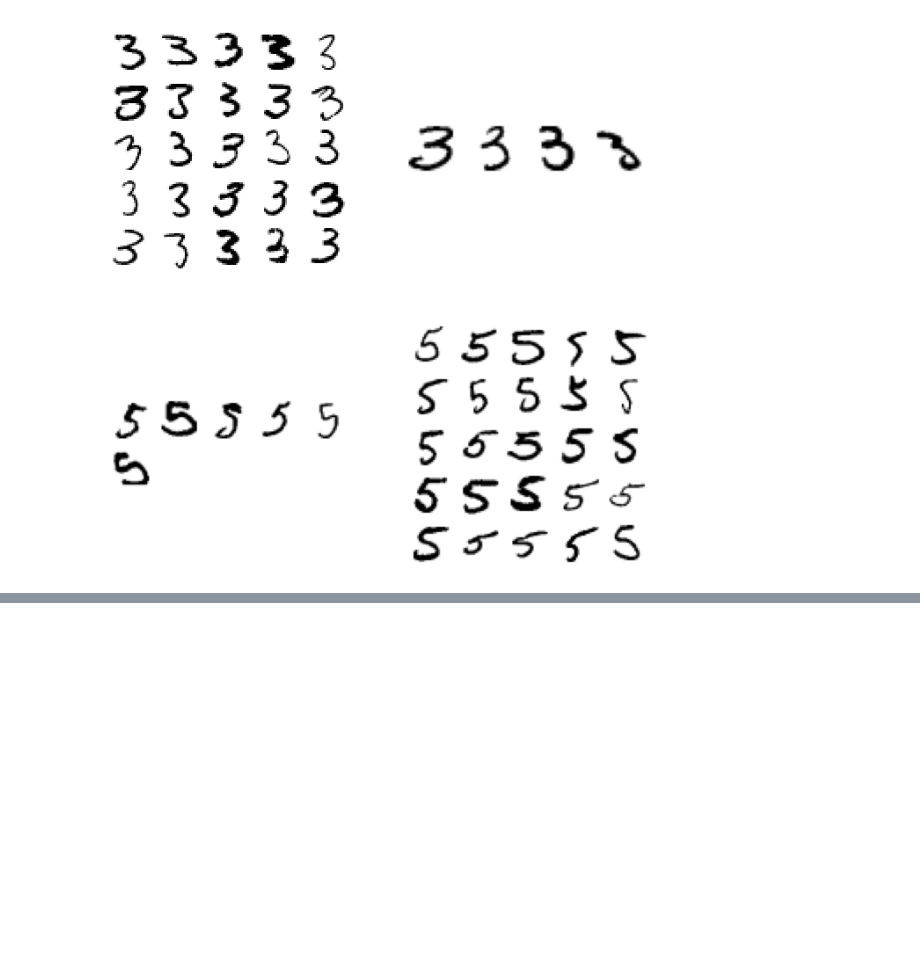
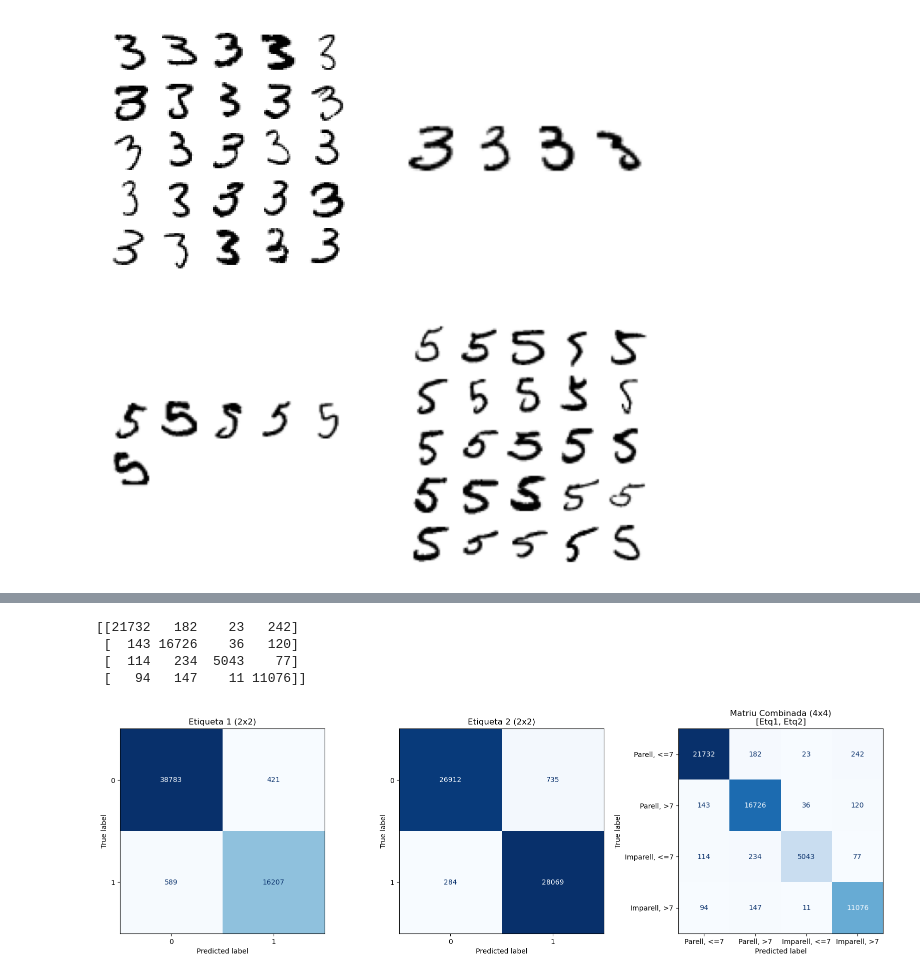
Before and after one commit to xxjcaxx/Disseny-i-avaluacio-de-models, a Jupyter notebook: apunts/documents/exemples/mnist.ipynb, the cells around one changed output, grey strips where cells are left out. Saved outputs shown, nothing was run; the diff lists cells and outputs as text; code cells hidden in the pictures; blank space fills up the shorter version.

```diff
--- a/apunts/documents/exemples/mnist.ipynb
+++ b/apunts/documents/exemples/mnist.ipynb
@@ -620,0 +633,8 @@ plot_3_5(X_train[:1000], y_train[:1000], y_train_pred_xg)
+# %%
+from sklearn.neighbors import KNeighborsClassifier
+
+y_train_large = (y_train >= 7)
+y_train_odd = (y_train % 2 == 1)
+y_multilabel = np.c_[y_train_large, y_train_odd] # .c_ és una forma de concatenar arrays columna a columna.
+
+print("Classes presents en l'entrenament multilabel:", np.unique(y_multilabel, axis=0))
@@ -620,0 +646,4 @@ plot_3_5(X_train[:1000], y_train[:1000], y_train_pred_xg)
+# %%
+
+knn_clf = KNeighborsClassifier()
+knn_clf.fit(X_train, y_multilabel)
@@ -620,0 +662,5 @@ plot_3_5(X_train[:1000], y_train[:1000], y_train_pred_xg)
+# %%
+from sklearn.model_selection import cross_val_predict
+
+y_train_knn_pred = cross_val_predict(knn_clf, X_train, y_multilabel, cv=3)
+f1_score(y_multilabel, y_train_knn_pred, average="macro")
@@ -620,0 +685,61 @@ plot_3_5(X_train[:1000], y_train[:1000], y_train_pred_xg)
+# %%
+import numpy as np
+from sklearn.metrics import confusion_matrix
+
+# Convertim les dues columnes binàries en una sola classe entera (ex: codificació binària a decimal)
+# Suposant que y_multilabel i y_train_knn_pred tenen forma (n_mostres, 2)
+y_true_combined = y_multilabel[:, 0] * 2 + y_multilabel[:, 1]
+y_pred_combined = y_train_knn_pred[:, 0] * 2 + y_train_knn_pred[:, 1]
+
+# Ara fem la matriu de confusió de tota la vida (de 4x4)
+conf_matrix_combined = confusion_matrix(y_true_combined, y_pred_combined)
+print(conf_matrix_combined)
+# %% [output]
+[[21732   182    23   242]
+ [  143 16726    36   120]
+ [  114   234  5043    77]
+ [   94   147    11 11076]]
+# %%
+import matplotlib.pyplot as plt
+import numpy as np
+from sklearn.metrics import multilabel_confusion_matrix, confusion_matrix, ConfusionMatrixDisplay
+
+# 1. Calculem les matrius individuals (2x2)
+mcm = multilabel_confusion_matrix(y_multilabel, y_train_knn_pred)
+
+# 2. Calculem la matriu combinada (4x4)
+y_true_combined = y_multilabel[:, 0] * 2 + y_multilabel[:, 1]
+y_pred_combined = y_train_knn_pred[:, 0] * 2 + y_train_knn_pred[:, 1]
+conf_matrix_combined = confusion_matrix(y_true_combined, y_pred_combined)
+
+# 3. Creem una figura amb 3 subplots (1 fila, 3 columnes)
+fig, axes = plt.subplots(1, 3, figsize=(16, 5))
+
+# Matriu Etiqueta 1
+disp_0 = ConfusionMatrixDisplay(confusion_matrix=mcm[0])
+disp_0.plot(ax=axes[0], cmap="Blues", colorbar=False)
+axes[0].set_title("Etiqueta 1 (2x2)")
+
+# Matriu Etiqueta 2
+disp_1 = ConfusionMatrixDisplay(confusion_matrix=mcm[1])
+disp_1.plot(ax=axes[1], cmap="Blues", colorbar=False)
+axes[1].set_title("Etiqueta 2 (2x2)")
+
+# Matriu Combinada (4x4)
+disp_comb = ConfusionMatrixDisplay(
+    confusion_matrix=conf_matrix_combined,
+    display_labels = [
+    "Parell, <=7",  # [0, 0] -> No imparell, No major que 7
+    "Parell, >7",   # [0, 1] -> No imparell, Sí major que 7 (el 8)
+    "Imparell, <=7", # [1, 0] -> Sí imparell, No major que 7
+    "Imparell, >7"   # [1, 1] -> Sí imparell, Sí major que 7 (el 9)
+]
+)
+disp_comb.plot(ax=axes[2], cmap="Blues", colorbar=False)
+axes[2].set_title("Matriu Combinada (4x4)\n[Etq1, Etq2]")
+
+# Ajustem l'espai i mostrem el resultat
+plt.tight_layout()
+plt.show()
+# %% [output]
+[figure, added]
```
Also changed, not shown: parts of 28 cells of this notebook, 8 other files.
